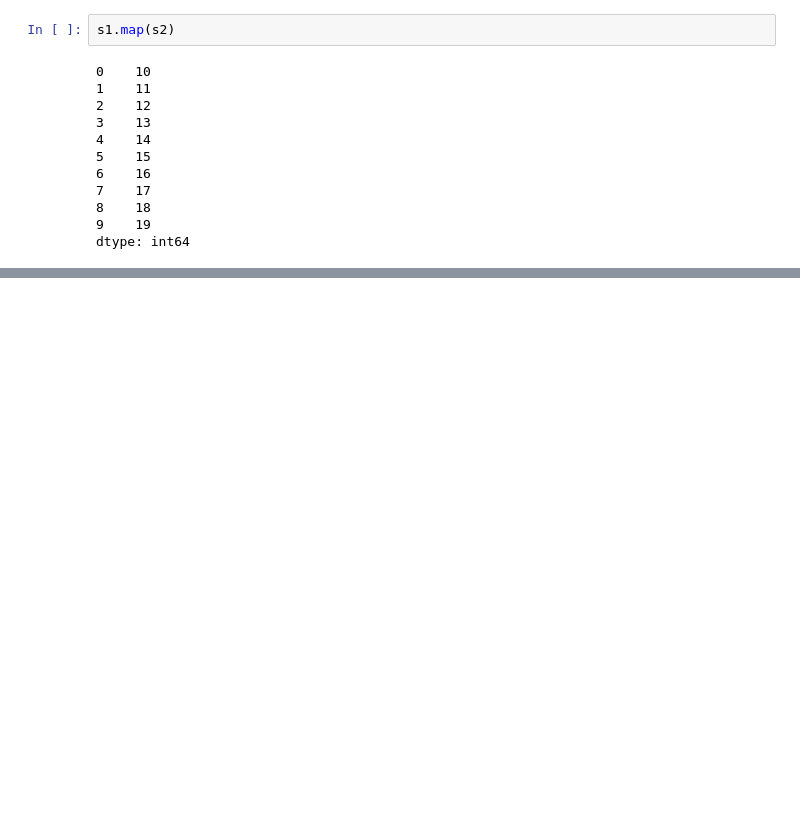
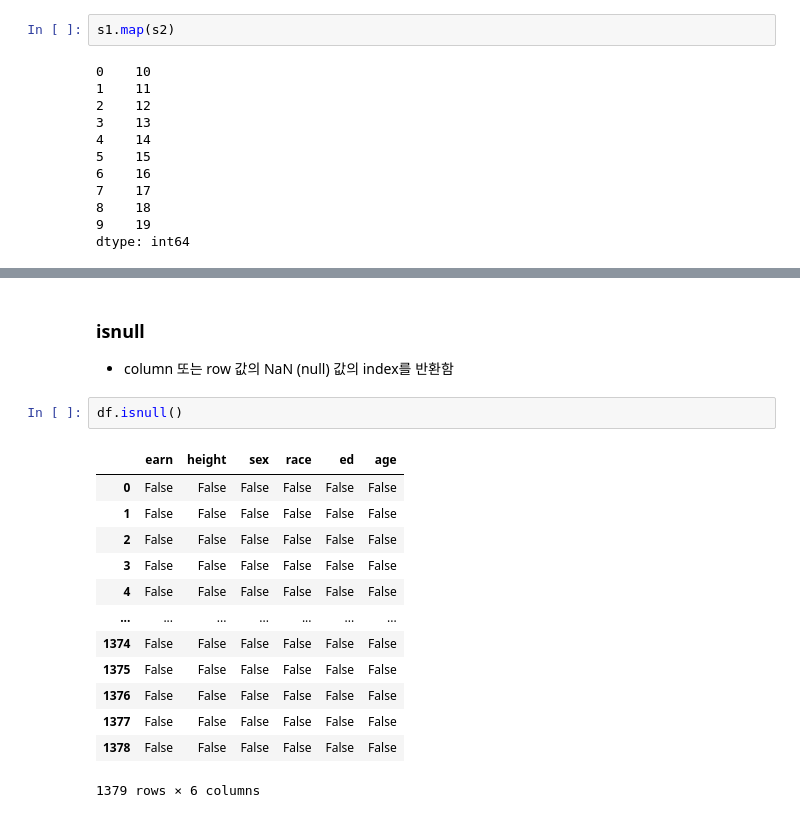
Before and after one commit to yonggeunkwon/TIL, a Jupyter notebook: pandas/4_selection_drop.ipynb, the cells around one changed output, grey strips where cells are left out. Saved outputs shown, nothing was run; the diff lists cells and outputs as text; blank space fills up the shorter version.

```diff
--- a/pandas/4_selection_drop.ipynb
+++ b/pandas/4_selection_drop.ipynb
@@ -714,0 +1058,19 @@ dtype: int64
+# %% [markdown]
+### isnull
+- column 또는 row 값의 NaN (null) 값의 index를 반환함
+# %%
+df.isnull()
+# %% [output]
+|  | earn | height | sex | race | ed | age |
+| 0 | False | False | False | False | False | False |
+| 1 | False | False | False | False | False | False |
+| 2 | False | False | False | False | False | False |
+| 3 | False | False | False | False | False | False |
+| 4 | False | False | False | False | False | False |
+| ... | ... | ... | ... | ... | ... | ... |
+| 1374 | False | False | False | False | False | False |
+| 1375 | False | False | False | False | False | False |
+| 1376 | False | False | False | False | False | False |
+| 1377 | False | False | False | False | False | False |
+| 1378 | False | False | False | False | False | False |
+1379 rows × 6 columns
```
Also changed, not shown: parts of 58 cells of this notebook, 1 other file.
